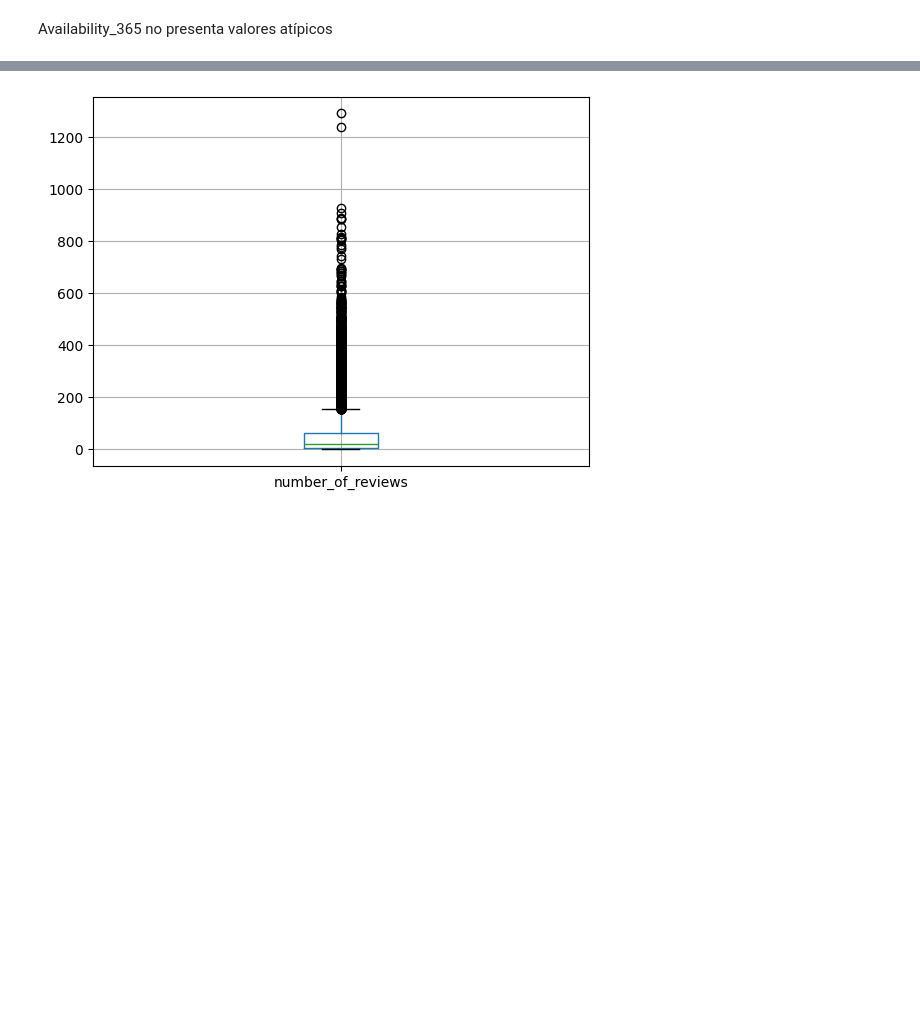
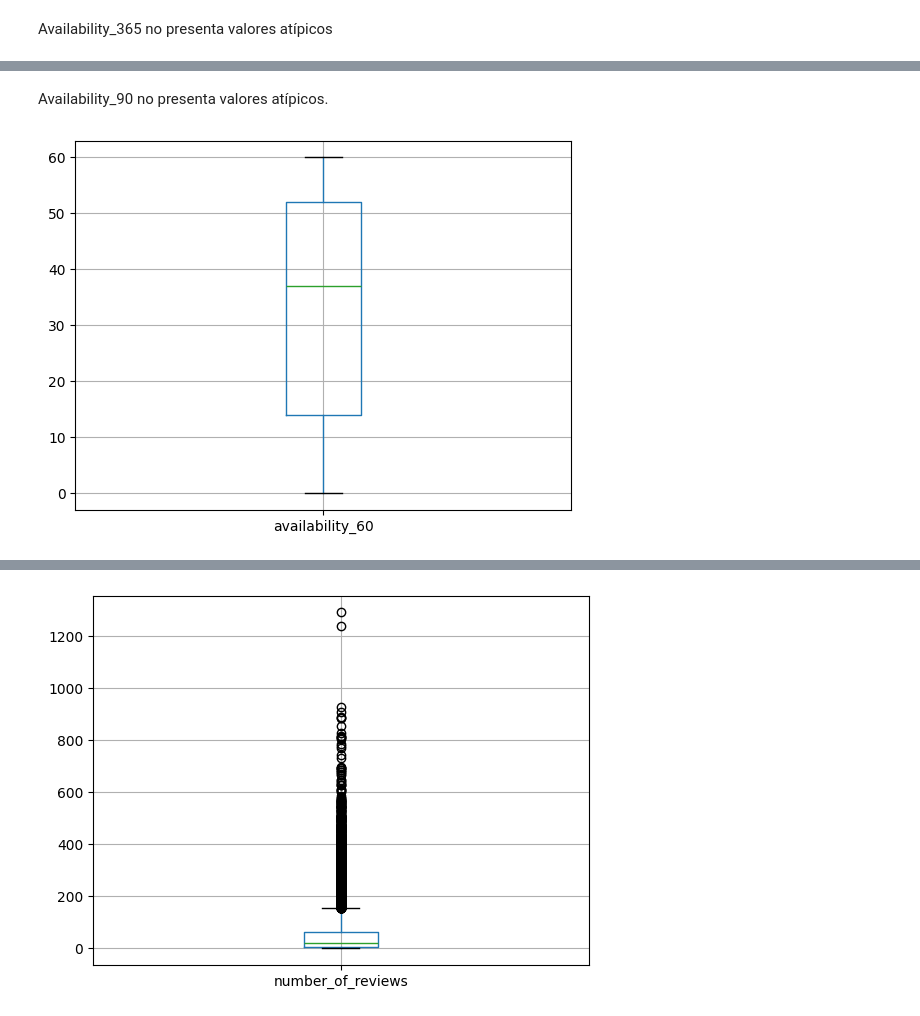
Before and after one commit to EmilianoVS09/Parcial2BI, a Jupyter notebook: notebooks/Parcial2ETLAirBNB.ipynb, the cells around one changed output, grey strips where cells are left out. Cells and saved outputs as stored; diff of their text form; code cells hidden in the pictures; blank space fills up the shorter version.

```diff
--- a/notebooks/Parcial2ETLAirBNB.ipynb
+++ b/notebooks/Parcial2ETLAirBNB.ipynb
@@ -753,0 +763,8 @@ Availability_365 no presenta valores atípicos
+# %% [markdown]
+Availability_90 no presenta valores atípicos.
+# %%
+#Boxplot availability_60
+lst.boxplot(column='availability_60')
+plt.show()
+# %% [output]
+[figure, added]
```
Also changed, not shown: parts of 66 cells of this notebook, 1 other file.
